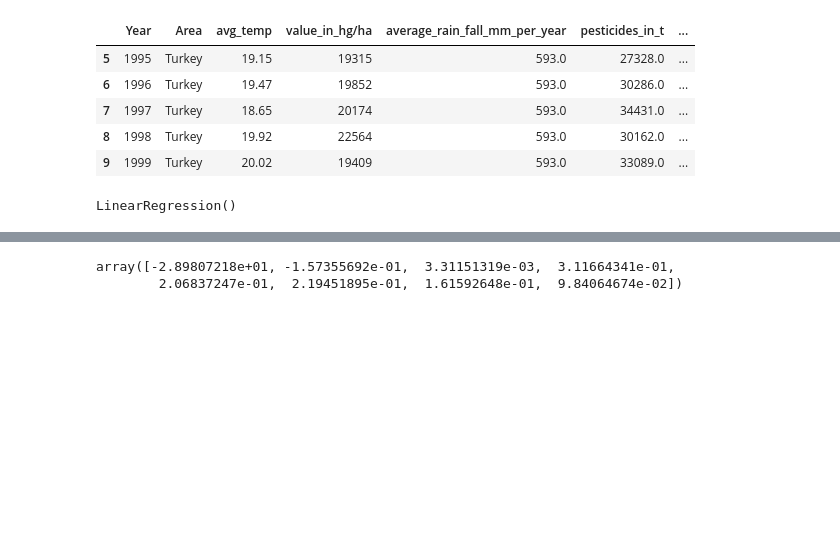
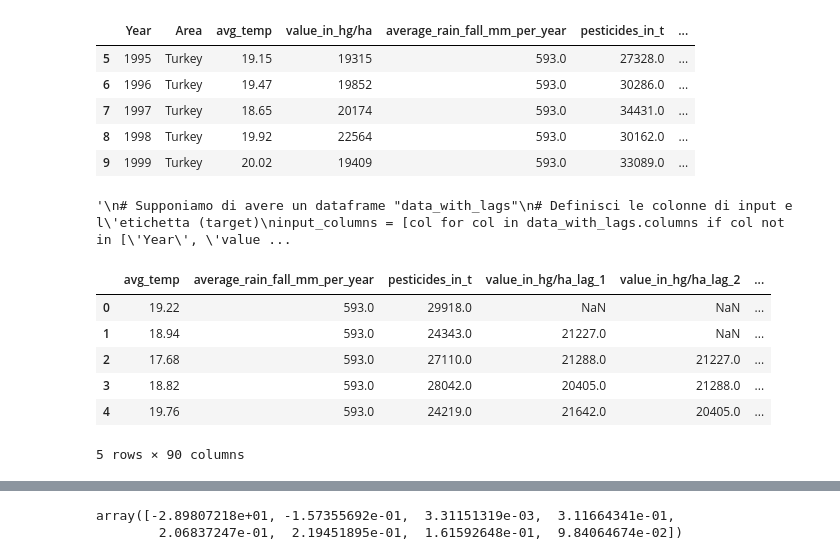
Before and after one commit to eduardalexandrut/WheatYieldPredictor, a Jupyter notebook: Ed.ipynb, the cells around one changed output, grey strips where cells are left out. Drawn from its saved outputs; the diff is of its cells as text; code cells hidden in the pictures; blank space fills up the shorter version.

Commit message:
Implemented Linear Regression model.

```diff
--- a/Ed.ipynb
+++ b/Ed.ipynb
@@ -643,19 +643,32 @@ data_with_lags.head()
 import pandas as pd
 import sklearn
 from sklearn.linear_model import LinearRegression
+from sklearn.preprocessing import OneHotEncoder
 
-
-
+"""
 # Supponiamo di avere un dataframe "data_with_lags"
 # Definisci le colonne di input e l'etichetta (target)
-input_columns = [col for col in data_with_lags.columns if col not in ['Year','Area', 'value_in_hg/ha']]
+input_columns = [col for col in data_with_lags.columns if col not in ['Year', 'value_in_hg/ha']]
 target_column = 'value_in_hg/ha'
 input_columns
 # Seleziona le features e il target
 X = data_with_lags[input_columns]
 y = data_with_lags[target_column]
-
-model = LinearRegression()
-model.fit(X,y)
+X
+"""
 # %% [output]
-LinearRegression()
+'\n# Supponiamo di avere un dataframe "data_with_lags"\n# Definisci le colonne di input e l\'etichetta (target)\ninput_columns = [col for col in data_with_lags.columns if col not in [\'Year\', \'value ...
+# %%
+data_hot = pd.get_dummies(data, columns = ['Area'], prefix = ['Country'])
+X = data_hot.loc[:,data_hot.columns != 'value_in_hg/ha']
+y = data_hot['value_in_hg/ha']
+X = X.drop(['Year'], axis = 1)
+X.head()
+# %% [output]
+|  | avg_temp | average_rain_fall_mm_per_year | pesticides_in_t | value_in_hg/ha_lag_1 | value_in_hg/ha_lag_2 | ... |
+| 0 | 19.22 | 593.0 | 29918.0 | NaN | NaN | ... |
+| 1 | 18.94 | 593.0 | 24343.0 | 21227.0 | NaN | ... |
+| 2 | 17.68 | 593.0 | 27110.0 | 21288.0 | 21227.0 | ... |
+| 3 | 18.82 | 593.0 | 28042.0 | 20405.0 | 21288.0 | ... |
+| 4 | 19.76 | 593.0 | 24219.0 | 21642.0 | 20405.0 | ... |
+5 rows × 90 columns
```
Also changed, not shown: parts of 8 cells of this notebook, 1 other file.
